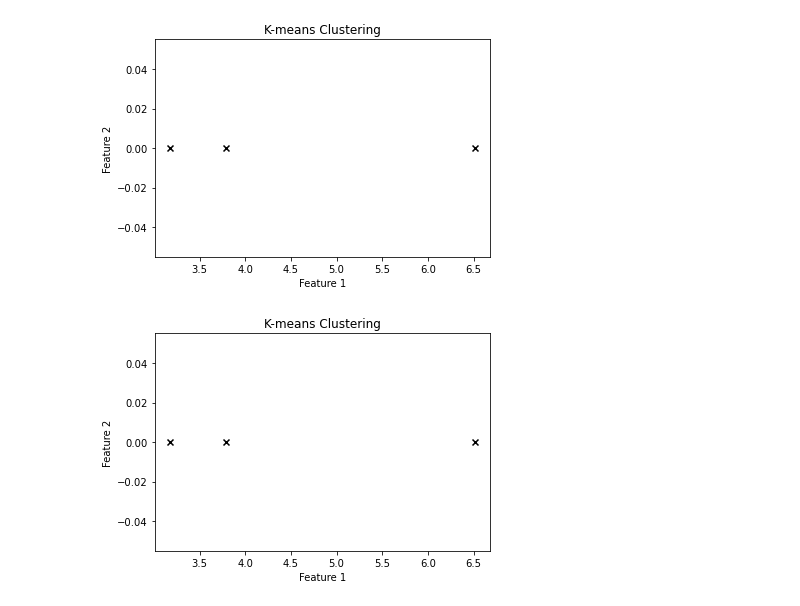
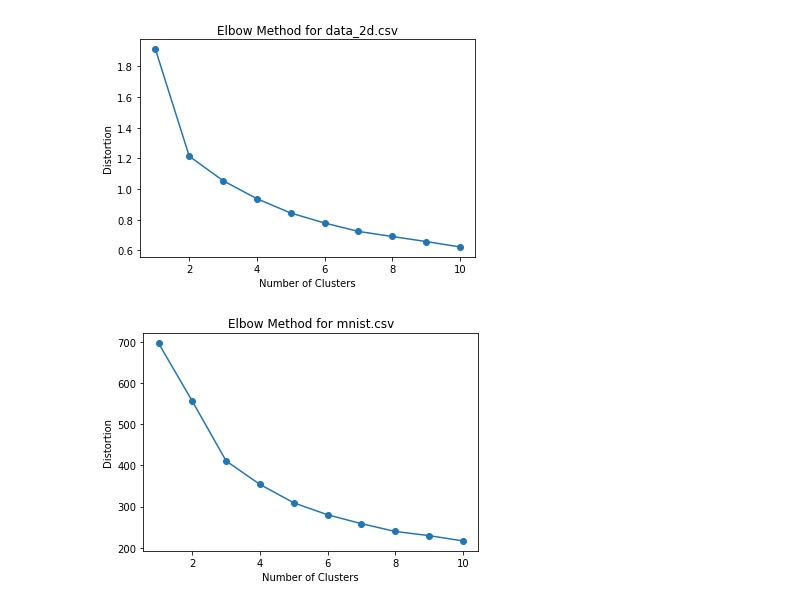
Before and after one commit to Ruslan2512/Data_Science_HW6, a Jupyter notebook: Hw6.ipynb, the cells around one changed output. Cells and saved outputs as stored; diff of their text form; code cells hidden in the pictures.

```diff
--- a/Hw6.ipynb
+++ b/Hw6.ipynb
@@ -1,35 +1,27 @@
 # %%
+import pandas as pd
+import matplotlib.pyplot as plt
 import numpy as np
-import pandas as pd
 from sklearn.cluster import KMeans
-import matplotlib.pyplot as plt
-
+from sklearn.metrics import pairwise_distances
+from sklearn.decomposition import PCA
 
 data_2d = pd.read_csv("data/data/data_2d.csv")
-mnist = pd.read_csv("data/data/mnist.csv")
-
-num_clusters = 3
-kmeans = KMeans(n_clusters=num_clusters)
-data_2d_k = kmeans.fit(data_2d)
-mnist_k = kmeans.fit(mnist)
-
-data_2d_k_cluster_labels = data_2d_k.labels_
-mnist_k_cluster_labels = mnist_k.labels_
-
-data_2d_k_cluster_centers = data_2d_k.cluster_centers_
-mnist_k_cluster_centers = mnist_k.cluster_centers_
-
-plt.scatter(data_2d_k_cluster_centers[:, 0], data_2d_k_cluster_centers[:, 1], c='black', marker='x')
-plt.xlabel('Feature 1')
-plt.ylabel('Feature 2')
-plt.title('K-means Clustering')
-plt.show()
-
-plt.scatter(mnist_k_cluster_centers[:, 0], mnist_k_cluster_centers[:, 1], c='black', marker='x')
-plt.xlabel('Feature 1')
-plt.ylabel('Feature 2')
-plt.title('K-means Clustering')
-plt.show()
-# %% [output]
-[figure, removed]
-[figure, removed]
+# %%
+X_data_2d = data_2d.values
+
+distortions_data_2d = []
+max_clusters_data_2d = 10
+
+for k in range(1, max_clusters_data_2d + 1):
+    kmeans_data_2d = KMeans(n_clusters=k, random_state=42)
+    kmeans_data_2d.fit(X_data_2d)
+    distortions_data_2d.append(sum(np.min(pairwise_distances(X_data_2d, kmeans_data_2d.cluster_centers_, metric='euclidean'), axis=1)) / X_data_2d.shape[0])
+# %%
+plt.plot(range(1, max_clusters_data_2d + 1), distortions_data_2d, marker='o')
+plt.xlabel('Number of Clusters')
+plt.ylabel('Distortion')
+plt.title('Elbow Method for data_2d.csv')
+plt.show()
+# %% [output]
+[figure, added]
@@ -35,0 +30,21 @@ plt.show()
+# %%
+X_mnist = mnist.values
+
+pca = PCA(n_components=2)
+X_mnist_pca = pca.fit_transform(X_mnist)
+
+distortions_mnist = []
+max_clusters_mnist = 10
+
+for k in range(1, max_clusters_mnist + 1):
+    kmeans_mnist = KMeans(n_clusters=k, random_state=42)
+    kmeans_mnist.fit(X_mnist_pca)
+    distortions_mnist.append(sum(np.min(pairwise_distances(X_mnist_pca, kmeans_mnist.cluster_centers_, metric='euclidean'), axis=1)) / X_mnist_pca.shape[0])
+
+plt.plot(range(1, max_clusters_mnist + 1), distortions_mnist, marker='o')
+plt.xlabel('Number of Clusters')
+plt.ylabel('Distortion')
+plt.title('Elbow Method for mnist.csv')
+plt.show()
+# %% [output]
+[figure, added]
```
Also changed, not shown: parts of 2 cells of this notebook.
